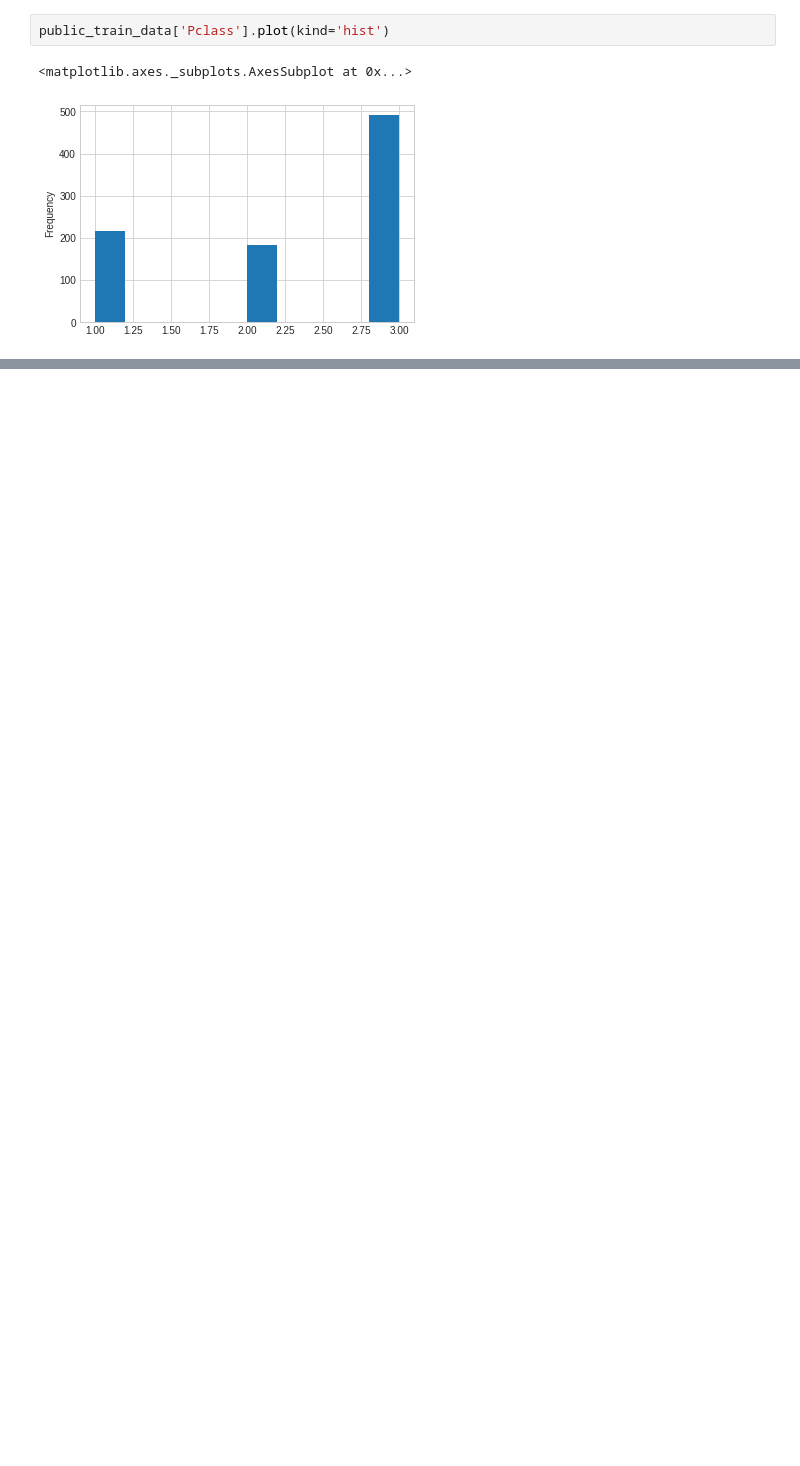
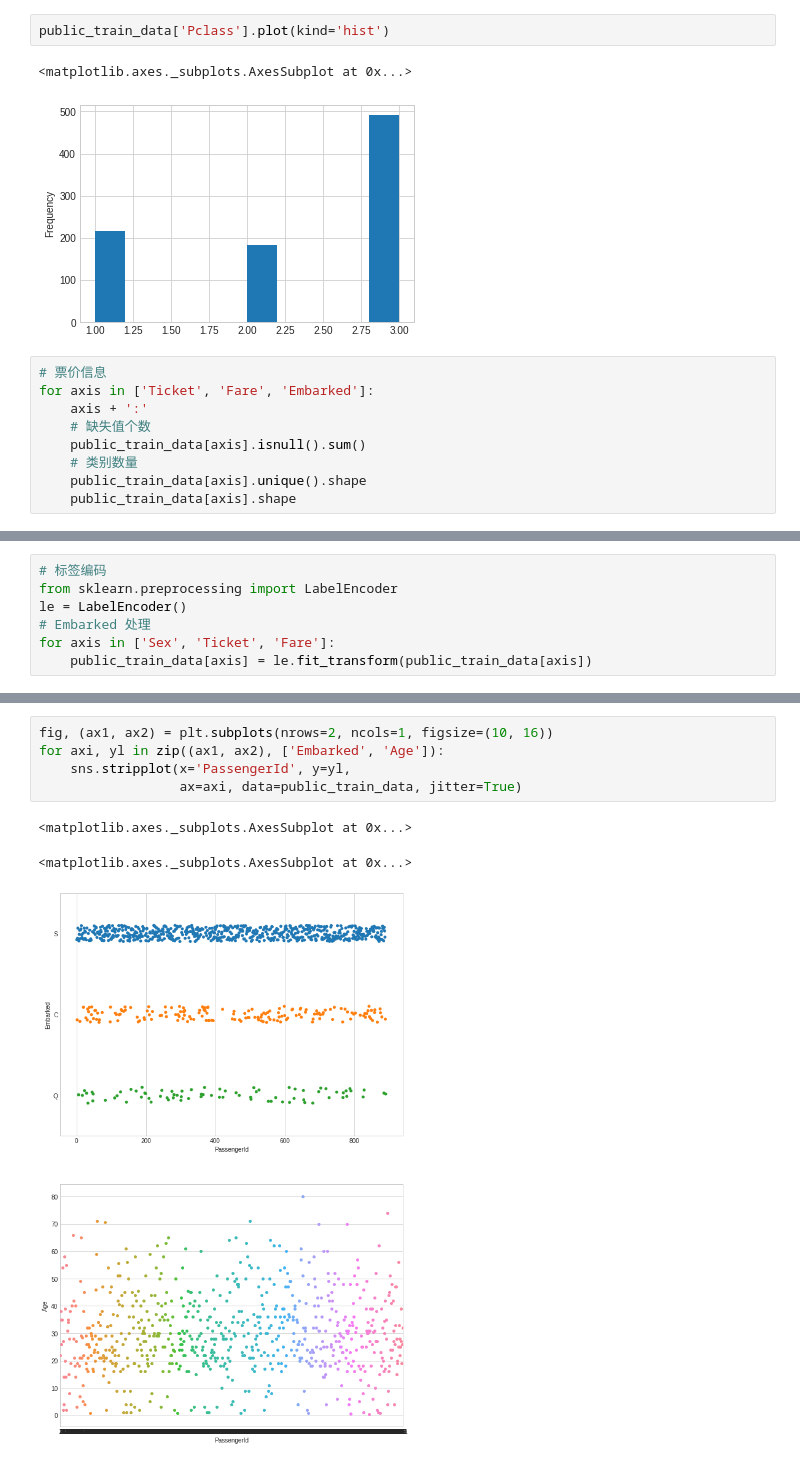
Before and after one commit to AutuanLiu/MDeepLearn, a Jupyter notebook: Kaggle/Titanic.ipynb, the cells around one changed output, grey strips where cells are left out. Cells and saved outputs as stored; diff of their text form; blank space fills up the shorter version.

```diff
--- a/Kaggle/Titanic.ipynb
+++ b/Kaggle/Titanic.ipynb
@@ -58,3 +62,12 @@ public_train_data['Pclass'].plot(kind='hist')
 # %% [output]
 <matplotlib.axes._subplots.AxesSubplot at 0x...>
 [figure]
+# %%
+# 票价信息
+for axis in ['Ticket', 'Fare', 'Embarked']:
+    axis + ':'
+    # 缺失值个数
+    public_train_data[axis].isnull().sum()
+    # 类别数量
+    public_train_data[axis].unique().shape
+    public_train_data[axis].shape
@@ -60,0 +87,7 @@ public_train_data['Pclass'].plot(kind='hist')
+# %%
+# 标签编码
+from sklearn.preprocessing import LabelEncoder
+le = LabelEncoder()
+# Embarked 处理
+for axis in ['Sex', 'Ticket', 'Fare']:
+    public_train_data[axis] = le.fit_transform(public_train_data[axis])
@@ -60,0 +117,9 @@ public_train_data['Pclass'].plot(kind='hist')
+# %%
+fig, (ax1, ax2) = plt.subplots(nrows=2, ncols=1, figsize=(10, 16))
+for axi, yl in zip((ax1, ax2), ['Embarked', 'Age']):
+    sns.stripplot(x='PassengerId', y=yl,
+                  ax=axi, data=public_train_data, jitter=True)
+# %% [output]
+<matplotlib.axes._subplots.AxesSubplot at 0x...>
+<matplotlib.axes._subplots.AxesSubplot at 0x...>
+[figure, added]
```
Also changed, not shown: parts of 7 cells of this notebook.
